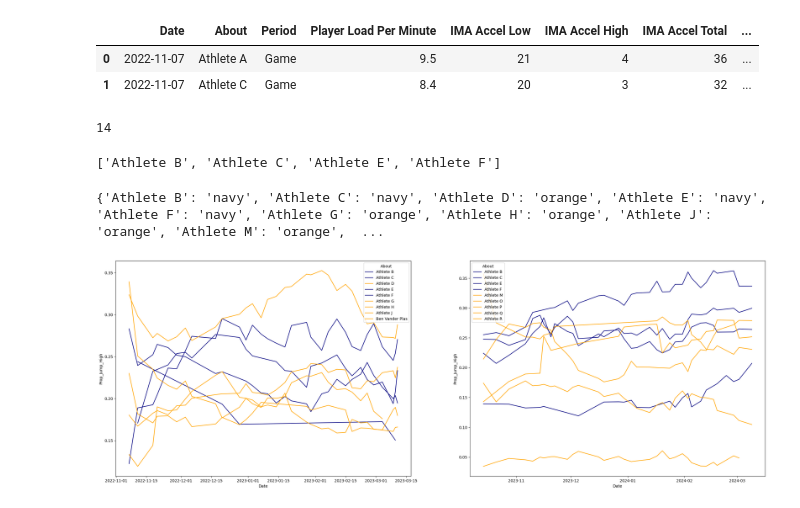
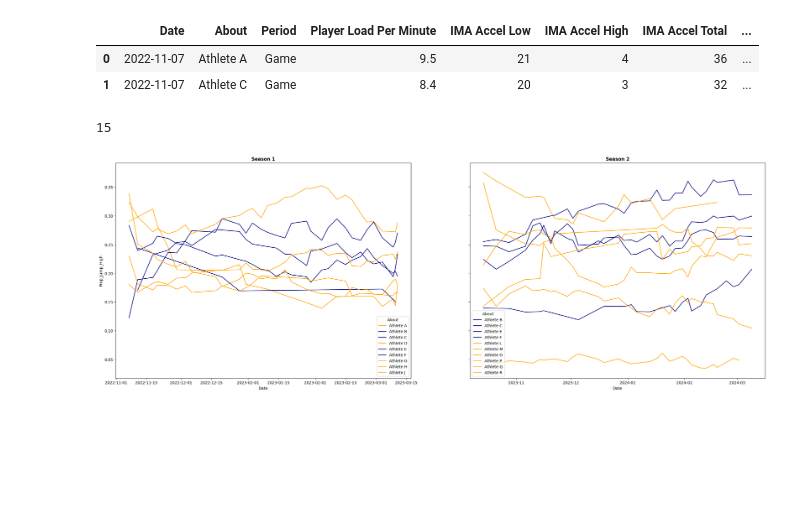
Before and after one commit to mgh2xx/FinalProject, a Jupyter notebook: assignments/graph_1.ipynb, the cells around one changed output. Saved outputs shown, nothing was run; the diff lists cells and outputs as text; code cells hidden in the pictures; blank space fills up the shorter version.

```diff
--- a/assignments/graph_1.ipynb
+++ b/assignments/graph_1.ipynb
@@ -20,8 +20,10 @@ data.head(2)
 |  | Date | About | Period | Player Load Per Minute | IMA Accel Low | IMA Accel High | IMA Accel Total | ... |
 | 0 | 2022-11-07 | Athlete A | Game | 9.5 | 21 | 4 | 36 | ... |
 | 1 | 2022-11-07 | Athlete C | Game | 8.4 | 20 | 3 | 32 | ... |
+# %%
+data = data[data["About"] != "Ben Vander Plas"]
 # %%
-# This code chunk retrieves the n-game (5-game) rolling average of points, assists and rebounds for each player
+# This code chunk retrieves the n-game (7-game) rolling average of proportion of high-band accelerations and jumps
 
 # Empty list to hold rolling_averages data
 rolling_averages = []
@@ -31,10 +33,10 @@ window = 7
 
 # Looping through each group of the df, where the groups are by player
 for player, group in data.groupby("About"):
-    # Ensuring the gamedates are in the correct order for the rolling average calculation
+    # Ensuring the dates are in the correct order for the rolling average calculation
     group = group.sort_values(by = "Date")
 
-    # Calculating the rolling average of points/assists/rebounds, over window games, and assigning that to the new column made for that value
+    # Calculating the rolling averages, over window games, and assigning that to the new column made for that value
     group["Prop_Accel_High"] = group["Prop_Accel_High"].rolling(window, min_periods = 1).mean()
     group["Prop_Jump_High"]= group["Prop_Jump_High"].rolling(window, min_periods = 1).mean()
 
@@ -44,39 +46,39 @@ for player, group in data.groupby("About"):
 # Concatenating the rolling average groups. Each player/group is essentially a row in this new dataframe
 rolling_df = pd.concat(rolling_averages)
 
-# Filtering out players who have played less than 5 games, as their rolling averages would not make much sense
+# Filtering out players who have played less than 20 games, as our analysis requires a pretty large sample size
 
 # Getting game count by player
 player_games = rolling_df["About"].value_counts()
 # Getting the players who have played more than 5 games
-players_met_min_games = player_games[player_games >= 20].index
+players_met_min_games = player_games[player_games >= 15].index
 # Limiting rolling_df to only players in the list of players who have played 5 games
 rolling_df = rolling_df[rolling_df["About"].isin(players_met_min_games)]
 print(len(rolling_df["About"].unique()))
 # %% [output]
-14
+15
 # %%
+# Getting the number of seasons per player, and getting a list of players who are in both seasons
 players_seasons = rolling_df.groupby('About')['Season'].nunique()
 players_in_both = players_seasons[players_seasons > 1].index.tolist()
 
-print(players_in_both)
+# Getting list of all players
+players = rolling_df['About'].unique()
+
+# Making a palette where players in 1 season are orange, and players in 2 seasons are navy
+palette = {player : ('navy' if player in players_in_both else 'orange') for player in players}
-# %% [output]
-['Athlete B', 'Athlete C', 'Athlete E', 'Athlete F']
-# %%
-all_players = rolling_df['About'].unique()
-
-# Create palette
-palette = {player: ('navy' if player in players_in_both else 'orange') for player in all_players}
-
-print(palette)
-# %% [output]
-{'Athlete B': 'navy', 'Athlete C': 'navy', 'Athlete D': 'orange', 'Athlete E': 'navy', 'Athlete F': 'navy', 'Athlete G': 'orange', 'Athlete H': 'orange', 'Athlete J': 'orange', 'Athlete M': 'orange',  ...
 # %%
-fig, axs = plt.subplots(1, 2, figsize = (30, 10))
+# Creating Figure and Flattening Axes
+fig, axs = plt.subplots(1, 2, figsize = (30, 10), sharey = True)
 axs = axs.flatten()
 
+# Looping through subplots and seasons
 for ax, season in zip(axs, [1, 2]):
+    # Making plot of proportion of jumps in high band by player, for each season
     sns.lineplot(data = rolling_df[rolling_df["Season"] == season], x = 'Date', y = "Prop_Jump_High", hue = "About", palette = palette, ax = ax)
+    ax.set_title(f"Season {season}", weight = 'bold')
+
+# Showing plots
 plt.show()
 # %% [output]
-[figure, old version]
+[figure, new version]
```
Also changed, not shown: parts of 1 cell of this notebook.
